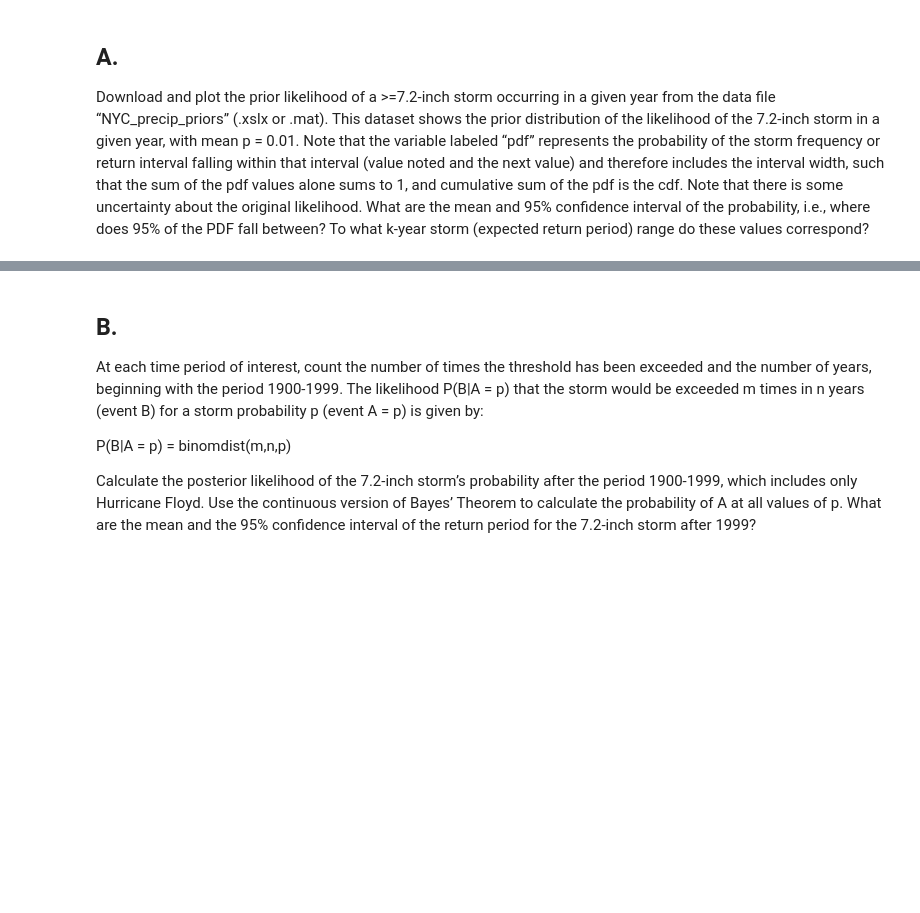
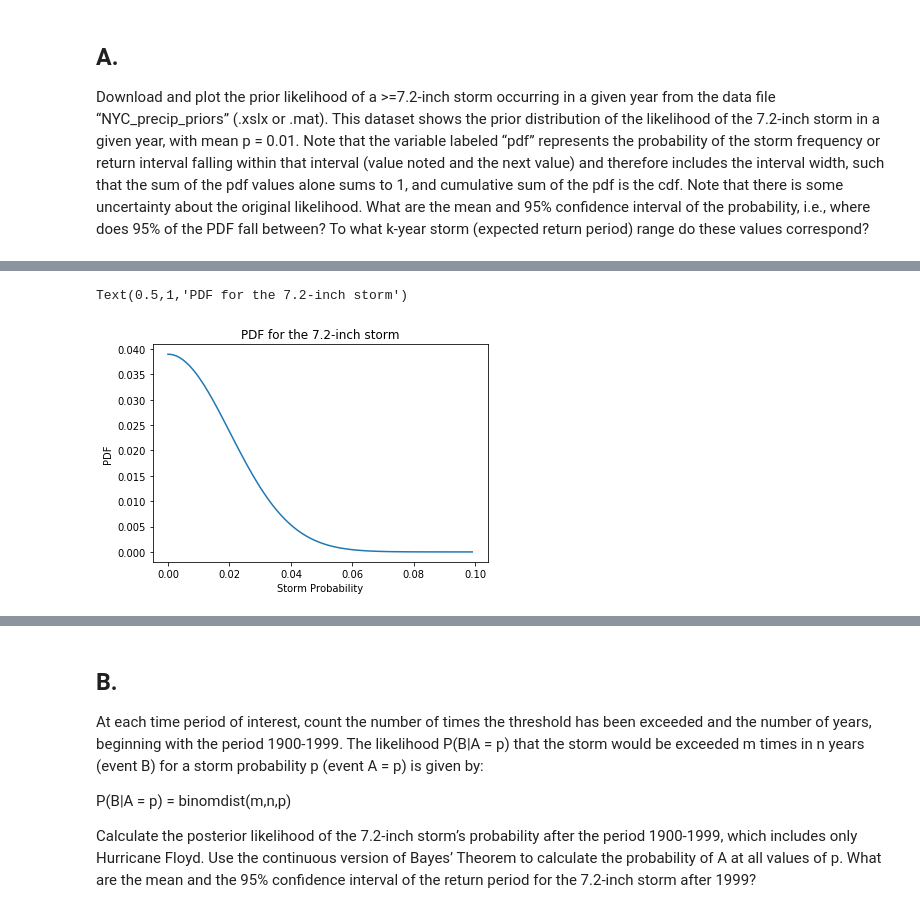
Before and after one commit to AzusaSayuri/UW-Data-analysis, a Jupyter notebook: HW5/Assignment 5 Ximin Hu.ipynb, the cells around one changed output, grey strips where cells are left out. Saved outputs shown, nothing was run; the diff lists cells and outputs as text; code cells hidden in the pictures; blank space fills up the shorter version.

```diff
--- a/HW5/Assignment 5 Ximin Hu.ipynb
+++ b/HW5/Assignment 5 Ximin Hu.ipynb
@@ -87,0 +96,3 @@ Download and plot the prior likelihood of a >=7.2-inch storm occurring in a give
+# %%
+df=pd.read_excel('NYC_precip_priors.xlsx')
+df=df.iloc[:,:3]
@@ -87,0 +108,8 @@ Download and plot the prior likelihood of a >=7.2-inch storm occurring in a give
+# %%
+plt.plot(df['Storm Probability'],df['PDF'])
+plt.xlabel('Storm Probability')
+plt.ylabel('PDF')
+plt.title('PDF for the 7.2-inch storm')
+# %% [output]
+Text(0.5,1,'PDF for the 7.2-inch storm')
+[figure, added]
```
Also changed, not shown: parts of 14 cells of this notebook, 6 other files.
